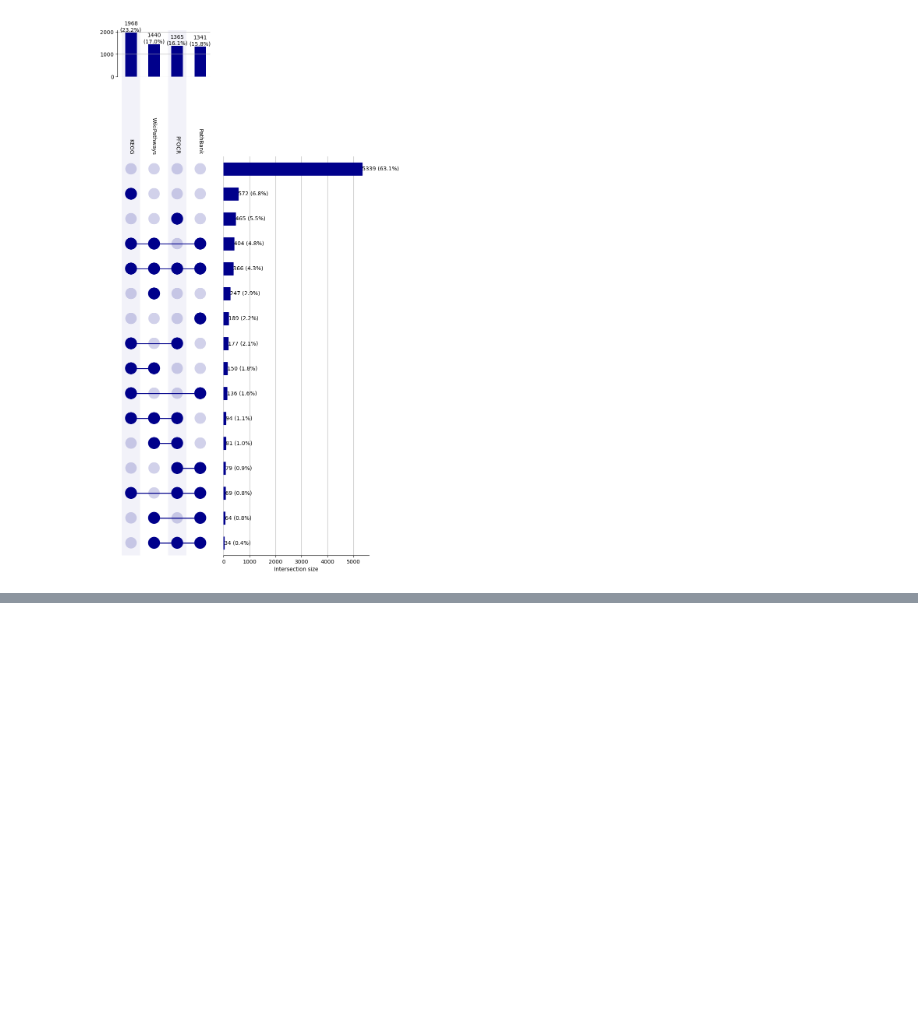
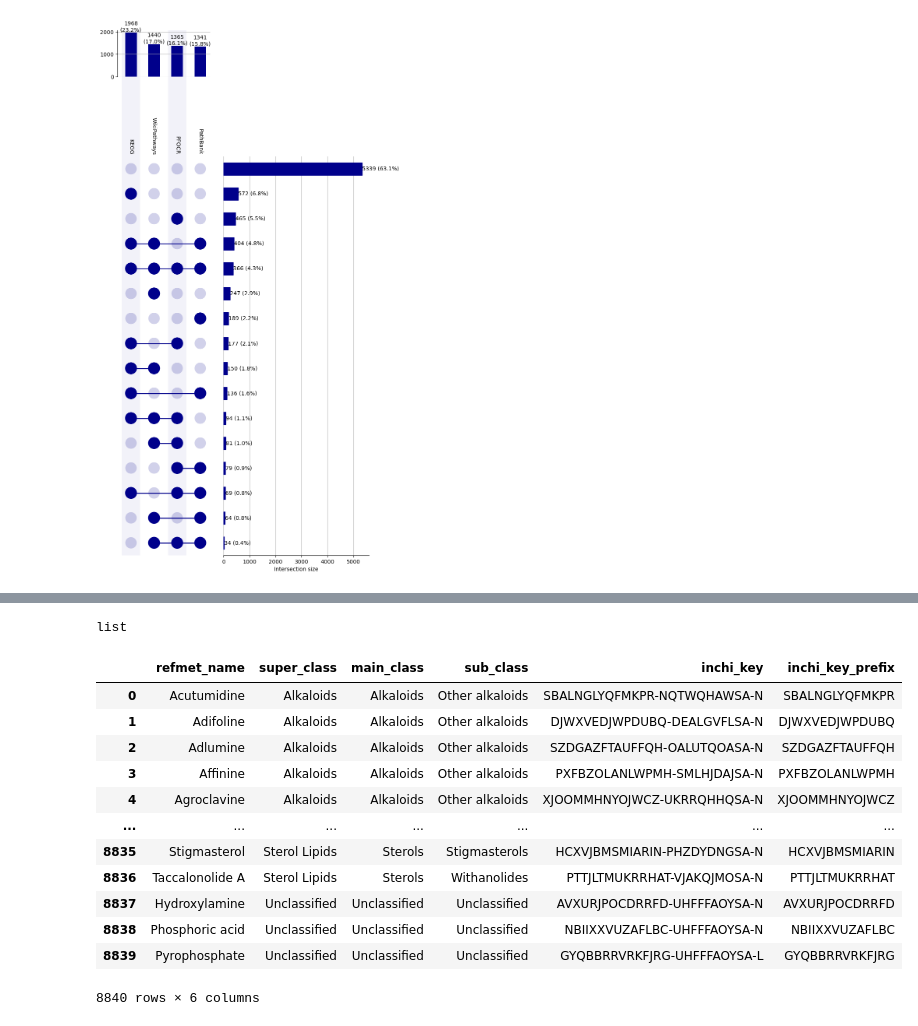
Before and after one commit to kozo2/mb-2023_poster, a Jupyter notebook: count_inchikeys_in_pathwaydbs.ipynb, the cells around one changed output, grey strips where cells are left out. Drawn from its saved outputs; the diff is of its cells as text; code cells hidden in the pictures; blank space fills up the shorter version.

```diff
--- a/count_inchikeys_in_pathwaydbs.ipynb
+++ b/count_inchikeys_in_pathwaydbs.ipynb
@@ -819,0 +923,3 @@ plot(from_indicators(indicators=pd.isna, data=overlap_df), show_counts=True, ori
+# %%
+# read "data/mw/refmet_in_allmsstudies_hasinchikey.tsv" as a dataframe
+refmet_df = pd.read_table("data/mw/refmet_in_allmsstudies_hasinchikey.tsv")
@@ -819,0 +984,4 @@ plot(from_indicators(indicators=pd.isna, data=overlap_df), show_counts=True, ori
+# %%
+type(refmet_inchikey_prefix)
+# %% [output]
+list
@@ -819,0 +990,16 @@ plot(from_indicators(indicators=pd.isna, data=overlap_df), show_counts=True, ori
+# %%
+refmet_df
+# %% [output]
+|  | refmet_name | super_class | main_class | sub_class | inchi_key | inchi_key_prefix |
+| 0 | Acutumidine | Alkaloids | Alkaloids | Other alkaloids | SBALNGLYQFMKPR-NQTWQHAWSA-N | SBALNGLYQFMKPR |
+| 1 | Adifoline | Alkaloids | Alkaloids | Other alkaloids | DJWXVEDJWPDUBQ-DEALGVFLSA-N | DJWXVEDJWPDUBQ |
+| 2 | Adlumine | Alkaloids | Alkaloids | Other alkaloids | SZDGAZFTAUFFQH-OALUTQOASA-N | SZDGAZFTAUFFQH |
+| 3 | Affinine | Alkaloids | Alkaloids | Other alkaloids | PXFBZOLANLWPMH-SMLHJDAJSA-N | PXFBZOLANLWPMH |
+| 4 | Agroclavine | Alkaloids | Alkaloids | Other alkaloids | XJOOMMHNYOJWCZ-UKRRQHHQSA-N | XJOOMMHNYOJWCZ |
+| ... | ... | ... | ... | ... | ... | ... |
+| 8835 | Stigmasterol | Sterol Lipids | Sterols | Stigmasterols | HCXVJBMSMIARIN-PHZDYDNGSA-N | HCXVJBMSMIARIN |
+| 8836 | Taccalonolide A | Sterol Lipids | Sterols | Withanolides | PTTJLTMUKRRHAT-VJAKQJMOSA-N | PTTJLTMUKRRHAT |
+| 8837 | Hydroxylamine | Unclassified | Unclassified | Unclassified | AVXURJPOCDRRFD-UHFFFAOYSA-N | AVXURJPOCDRRFD |
+| 8838 | Phosphoric acid | Unclassified | Unclassified | Unclassified | NBIIXXVUZAFLBC-UHFFFAOYSA-N | NBIIXXVUZAFLBC |
+| 8839 | Pyrophosphate | Unclassified | Unclassified | Unclassified | GYQBBRRVRKFJRG-UHFFFAOYSA-L | GYQBBRRVRKFJRG |
+8840 rows × 6 columns
```
Also changed, not shown: parts of 22 cells of this notebook.
